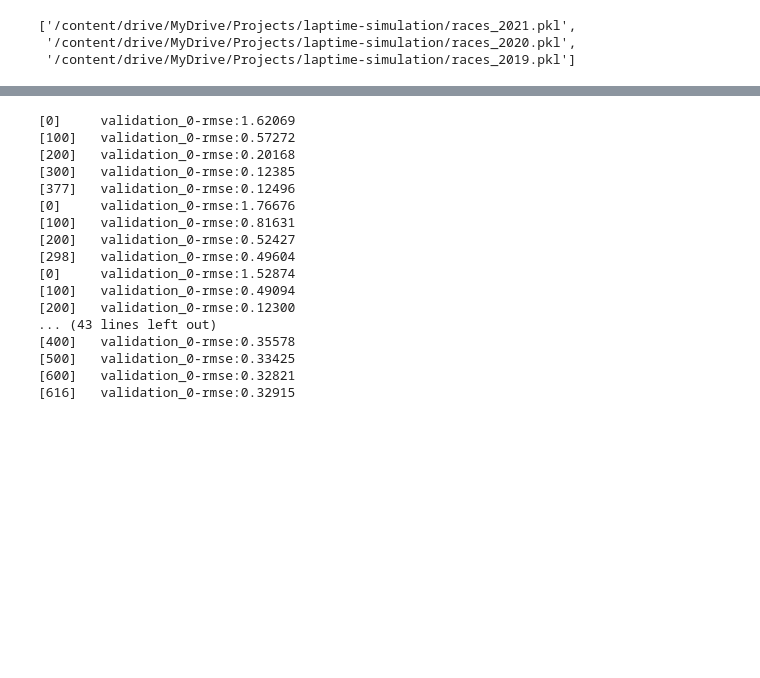
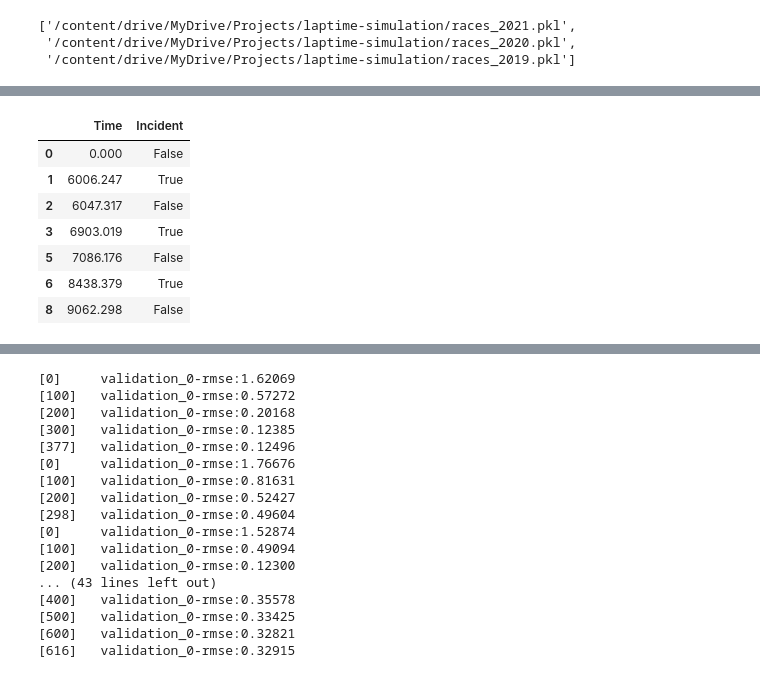
Before and after one commit to vicmcl/ml-laptime, a Jupyter notebook: ml_laptime/notebook/train.ipynb, the cells around one changed output, grey strips where cells are left out. Drawn from its saved outputs; the diff is of its cells as text; code cells hidden in the pictures; blank space fills up the shorter version.

```diff
--- a/ml_laptime/notebook/train.ipynb
+++ b/ml_laptime/notebook/train.ipynb
@@ -68,3 +65,23 @@ compound_map = {
+# %%
+def process_track_status(gp, year):
+    track_status = data[year][gp]['status'].copy()
+    track_status['Incident'] = track_status['Status'].map(lambda s: False if s == '1' else True)
+    mask = track_status['Incident'] & track_status['Incident'].shift(1)
+    track_status = track_status[~mask][['Time', 'Incident']]
+    track_status['Time'] = track_status['Time'].map(lambda x: x.total_seconds())
+    return track_status
+# %%
+status = process_track_status('Abu Dhabi Grand Prix', 2021)
+status
+# %% [output]
+|  | Time | Incident |
+| 0 | 0.000 | False |
+| 1 | 6006.247 | True |
+| 2 | 6047.317 | False |
+| 3 | 6903.019 | True |
+| 5 | 7086.176 | False |
+| 6 | 8438.379 | True |
+| 8 | 9062.298 | False |
 # %%
 def process_lap_data(gp, year):
     laps_data = data[year][gp]['laps'][columns_laps].copy()
```
Also changed, not shown: parts of 10 cells of this notebook.
